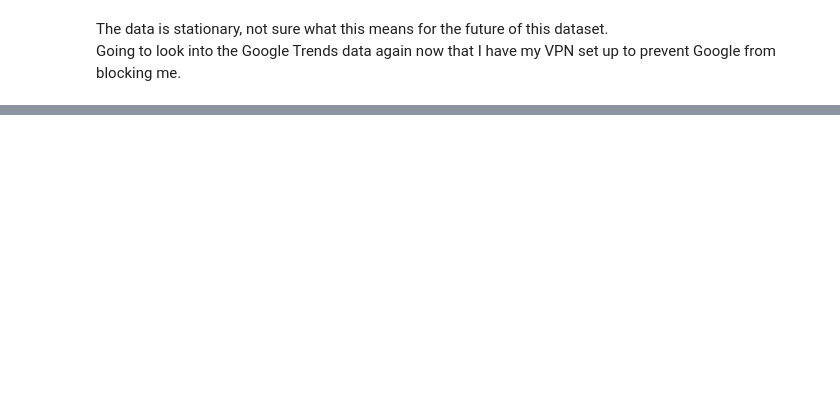
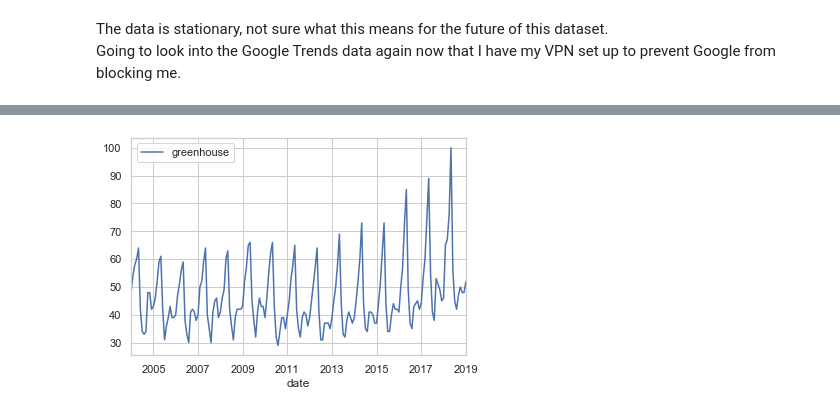
Before and after one commit to daveajstearns/mod5_project, a Jupyter notebook: data_collection.ipynb, the cells around one changed output, grey strips where cells are left out. Drawn from its saved outputs; the diff is of its cells as text; code cells hidden in the pictures; blank space fills up the shorter version.

```diff
--- a/data_collection.ipynb
+++ b/data_collection.ipynb
@@ -304,0 +172,4 @@ auto_corrs(urfa.resample('M').sum(), 'Urban Farming')
+# %%
+get_int('greenhouse')
+# %% [output]
+[figure, added]
```
Also changed, not shown: parts of 48 cells of this notebook.
